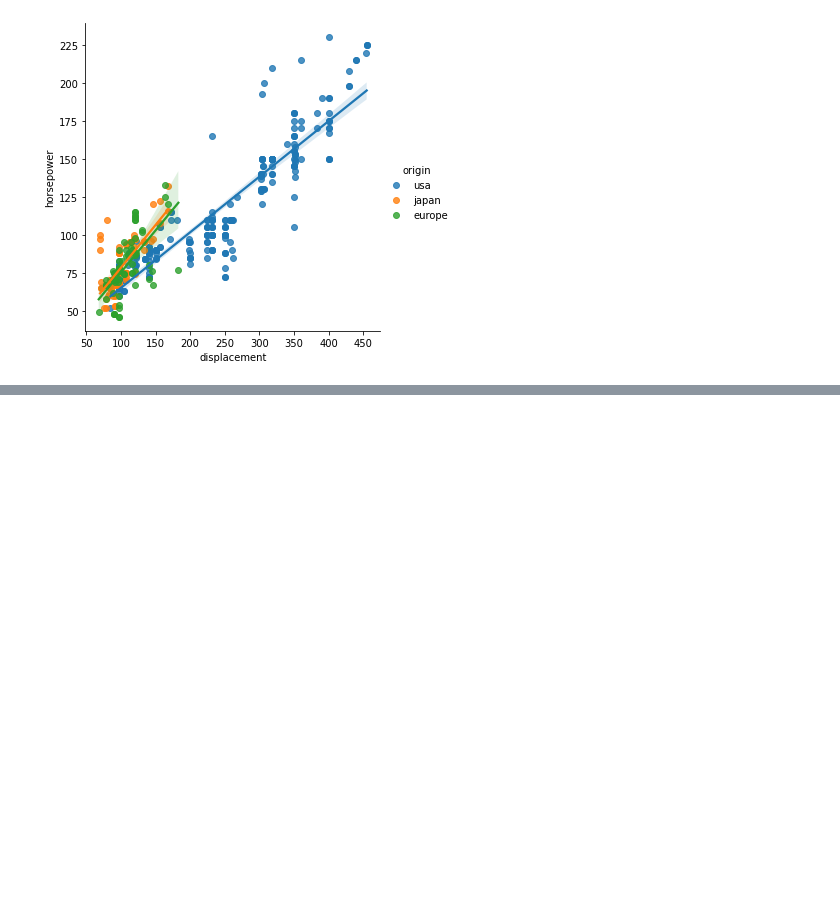
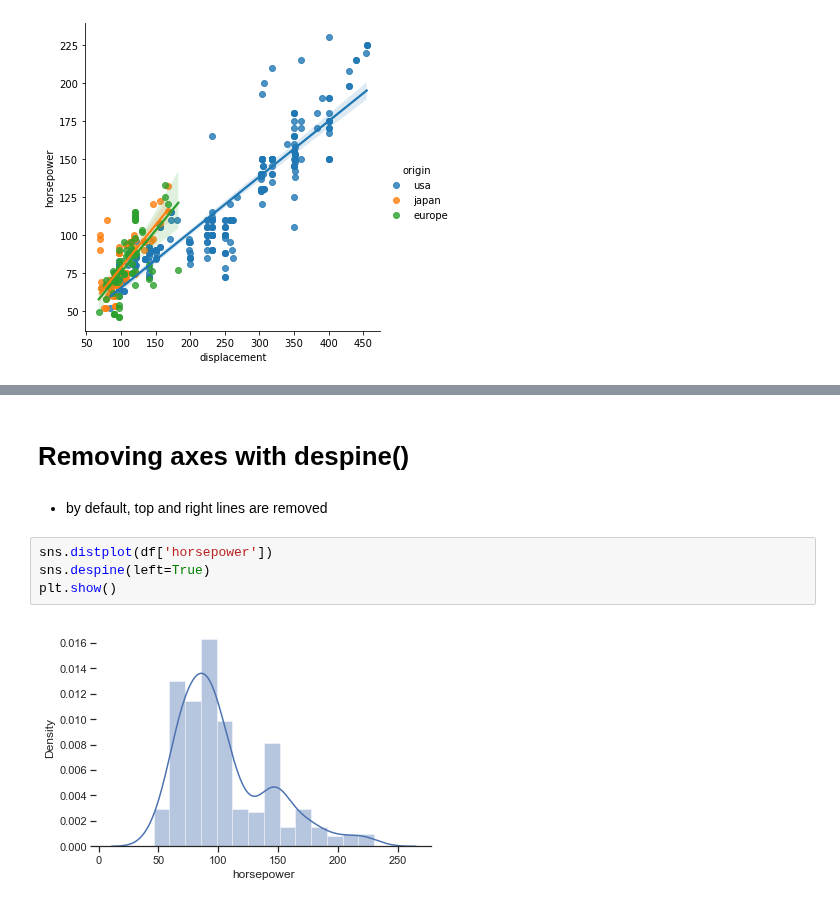
Before and after one commit to Jose-Servin/DataCamp, a Jupyter notebook: Courses/Intermediate_Seaborn/1.1_Intermediate_Seaborn.ipynb, the cells around one changed output, grey strips where cells are left out. Cells and saved outputs as stored; diff of their text form; blank space fills up the shorter version.

```diff
--- a/Courses/Intermediate_Seaborn/1.1_Intermediate_Seaborn.ipynb
+++ b/Courses/Intermediate_Seaborn/1.1_Intermediate_Seaborn.ipynb
@@ -64,0 +106,10 @@ sns.lmplot(data=df, x='displacement', y='horsepower', hue='origin')
+# %% [markdown]
+# Removing axes with despine()
+# %% [markdown]
+* by default, top and right lines are removed
+# %%
+sns.distplot(df['horsepower'])
+sns.despine(left=True)
+plt.show()
+# %% [output]
+[figure, added]
```
Also changed, not shown: parts of 38 cells of this notebook.
